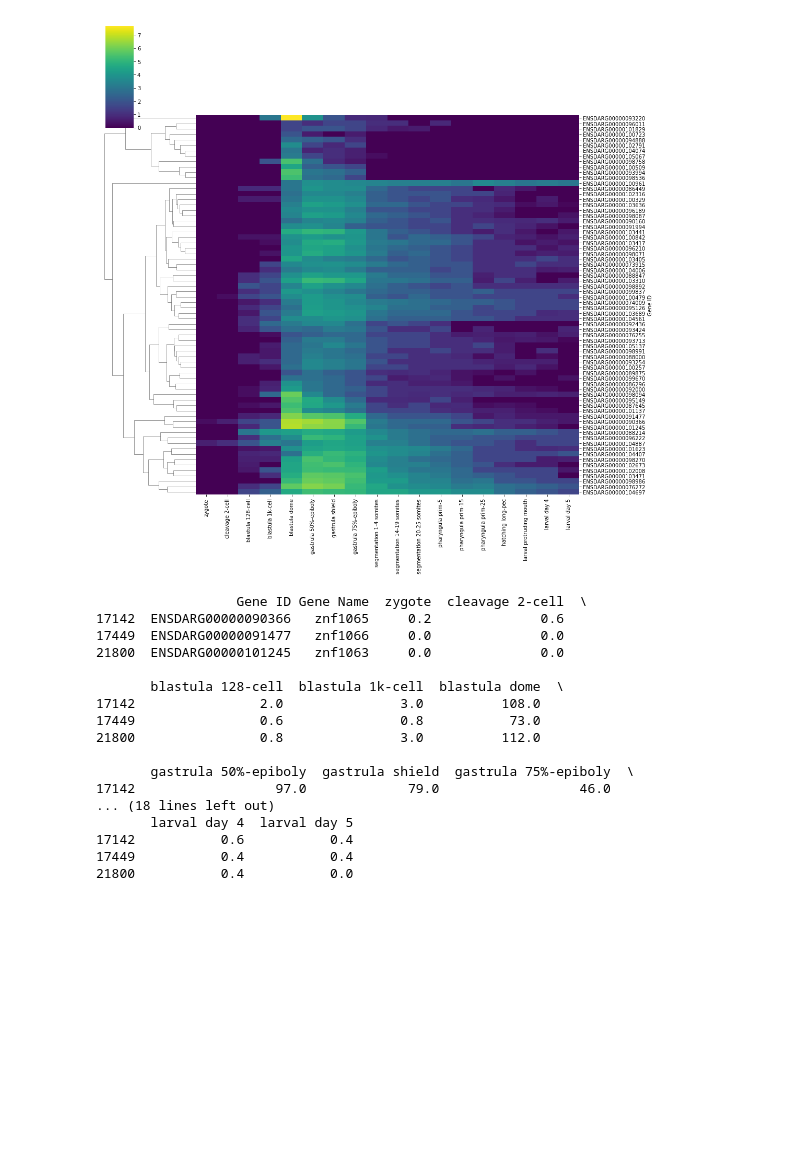
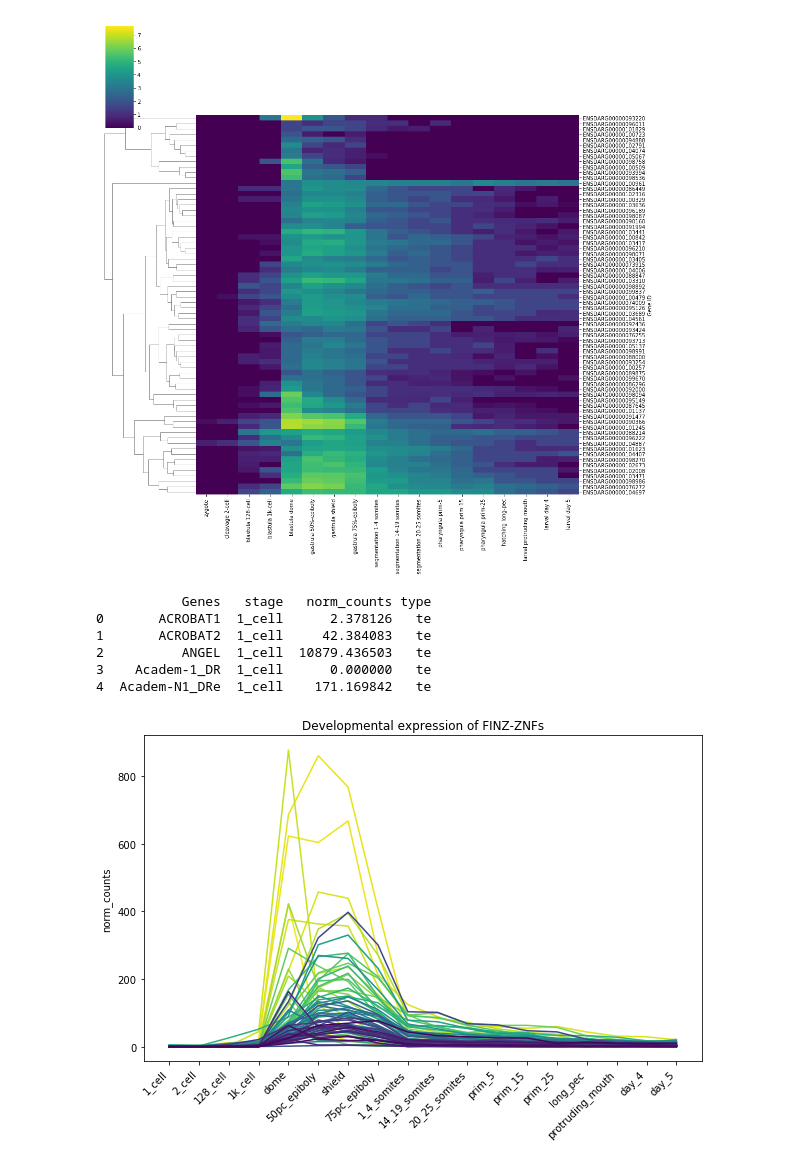
Before and after one commit to jonathan-wells/finz-znf, a Jupyter notebook: analysis/expression.ipynb, the cells around one changed output. Cells and saved outputs as stored; diff of their text form; code cells hidden in the pictures; blank space fills up the shorter version.

```diff
--- a/analysis/expression.ipynb
+++ b/analysis/expression.ipynb
@@ -49,23 +105,55 @@ sns.clustermap(data=finz_matrix, cmap="viridis", col_cluster=False, figsize=(15,
 plt.show()
 # %% [output]
 [figure]
-# %%
-print(expression_df.loc[expression_df['Gene ID'].isin(['ENSDARG00000091477', 'ENSDARG00000090366', 'ENSDARG00000101245'])])
-# %% [output]
-                  Gene ID Gene Name  zygote  cleavage 2-cell  \
-17142  ENSDARG00000090366   znf1065     0.2              0.6
-17449  ENSDARG00000091477   znf1066     0.0              0.0
-21800  ENSDARG00000101245   znf1063     0.0              0.0
-
-       blastula 128-cell  blastula 1k-cell  blastula dome  \
-17142                2.0               3.0          108.0
-17449                0.6               0.8           73.0
-21800                0.8               3.0          112.0
-
-       gastrula 50%-epiboly  gastrula shield  gastrula 75%-epiboly  \
-17142                  97.0             79.0                  46.0
-... (18 lines left out)
-       larval day 4  larval day 5
-17142           0.6           0.4
-17449           0.4           0.4
-21800           0.4           0.0
+# %%
+def avg_replicates(df):
+    stages = defaultdict(list)
+    for col in df.columns[1:]:
+        stage = '_'.join(col.split('_')[:-2])
+        stages[stage].append(col)
+    for stage in stages:
+        df[stage] = df[stages[stage]].median(axis=1)
+        df = df.drop(stages[stage], axis=1)
+    return df
+# %%
+df_genes_norm = pd.read_csv('../data/expression/counts_Genes_norm.tab',
+                            sep='\t')
+df_genes_norm = avg_replicates(df_genes_norm)
+melted_genes = df_genes_norm.melt(id_vars='Genes', var_name='stage', value_name='norm_counts')
+melted_genes['type'] = 'gene'
+
+df_tes_norm = pd.read_csv('../data/expression/counts_TE_loci_norm.tab',
+                            sep='\t')
+df_tes_norm = avg_replicates(df_tes_norm)
+df_tes_norm['TEs'] = df_tes_norm['TEs'].apply(lambda x: re.sub('_dup\d.*', '', x))
+df_tes_norm = df_tes_norm.groupby('TEs').sum().reset_index()
+melted_tes = df_tes_norm.melt(id_vars='TEs', var_name='stage', value_name='norm_counts')
+melted_tes = melted_tes.rename({'TEs': 'Genes'}, axis=1)
+melted_tes['type'] = 'te'
+
+expression_df2 = pd.concat([melted_tes, melted_genes], ignore_index=True)
+print(expression_df2.head())
+# %% [output]
+           Genes   stage   norm_counts type
+0       ACROBAT1  1_cell      2.378126   te
+1       ACROBAT2  1_cell     42.384083   te
+2          ANGEL  1_cell  10879.436503   te
+3    Academ-1_DR  1_cell      0.000000   te
+4  Academ-N1_DRe  1_cell    171.169842   te
+# %%
+fig, ax = plt.subplots(figsize=(10, 6))
+sns.lineplot(data=melted_genes.loc[melted_genes['Genes'].isin(finz_znfs)],
+             x='stage',
+             y='norm_counts',
+             hue='Genes',
+             sort=False,
+             palette='viridis_r',
+             hue_order=hue_order[::-1],
+             ax=ax)
+ax.set_title('Developmental expression of FINZ-ZNFs')
+ax.get_legend().remove()
+ax.set_xlabel('')
+plt.xticks(rotation=45, ha='right')
+plt.show()
+# %% [output]
+[figure, added]
```
Also changed, not shown: parts of 6 cells of this notebook, 7 other files.
